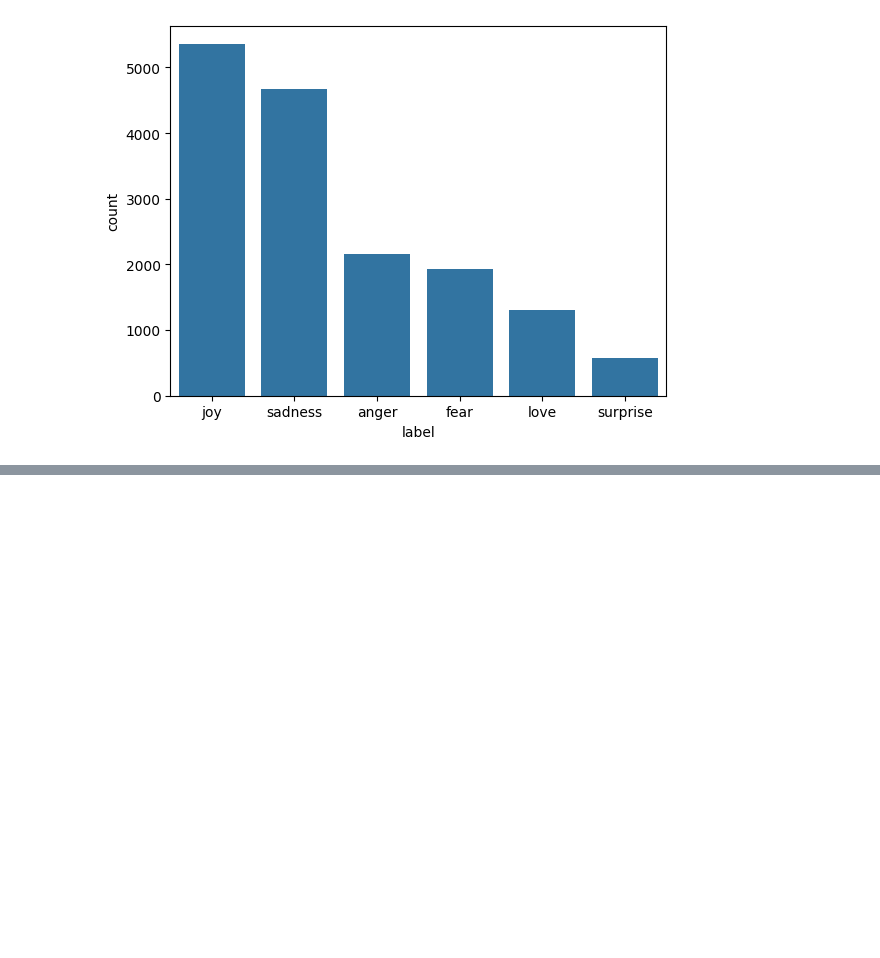
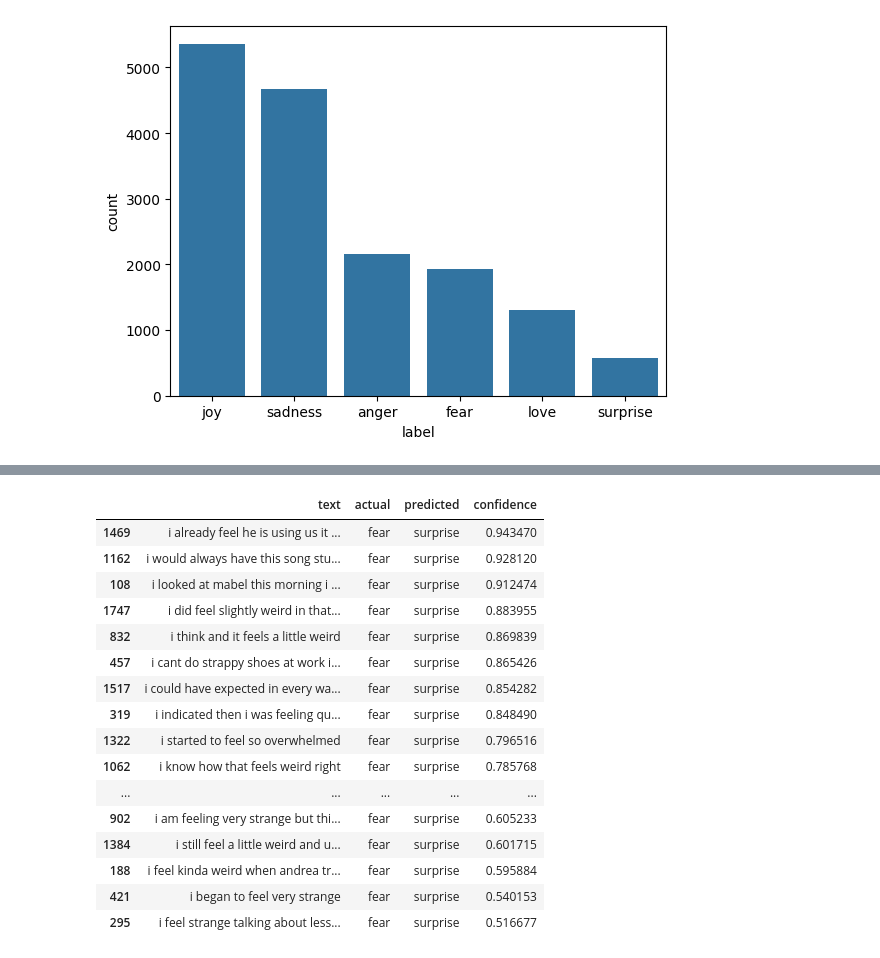
Before and after one commit to slokrami07/emotion_analysis, a Jupyter notebook: emotion_classification.ipynb, the cells around one changed output, grey strips where cells are left out. Saved outputs shown, nothing was run; the diff lists cells and outputs as text; code cells hidden in the pictures; blank space fills up the shorter version.

```diff
--- a/emotion_classification.ipynb
+++ b/emotion_classification.ipynb
@@ -327,0 +740,31 @@ with open(os.path.join(model_dir,'tokenizer.pkl'),'wb') as file:
+# %%
+pd.set_option('display.max_colwidth', None)
+
+fear_surprise_errors = results[
+    (results["actual"] == "fear") &
+    (results["predicted"] == "surprise")
+]
+
+display(
+    fear_surprise_errors[
+        ["text", "actual", "predicted", "confidence"]
+    ].sort_values("confidence", ascending=False)
+)
+# %% [output]
+|  | text | actual | predicted | confidence |
+| 1469 | i already feel he is using us it ... | fear | surprise | 0.943470 |
+| 1162 | i would always have this song stu... | fear | surprise | 0.928120 |
+| 108 | i looked at mabel this morning i ... | fear | surprise | 0.912474 |
+| 1747 | i did feel slightly weird in that... | fear | surprise | 0.883955 |
+| 832 | i think and it feels a little weird | fear | surprise | 0.869839 |
+| 457 | i cant do strappy shoes at work i... | fear | surprise | 0.865426 |
+| 1517 | i could have expected in every wa... | fear | surprise | 0.854282 |
+| 319 | i indicated then i was feeling qu... | fear | surprise | 0.848490 |
+| 1322 | i started to feel so overwhelmed | fear | surprise | 0.796516 |
+| 1062 | i know how that feels weird right | fear | surprise | 0.785768 |
+| ... | ... | ... | ... | ... |
+| 902 | i am feeling very strange but thi... | fear | surprise | 0.605233 |
+| 1384 | i still feel a little weird and u... | fear | surprise | 0.601715 |
+| 188 | i feel kinda weird when andrea tr... | fear | surprise | 0.595884 |
+| 421 | i began to feel very strange | fear | surprise | 0.540153 |
+| 295 | i feel strange talking about less... | fear | surprise | 0.516677 |
```
Also changed, not shown: parts of 30 cells of this notebook, 3 other files.
